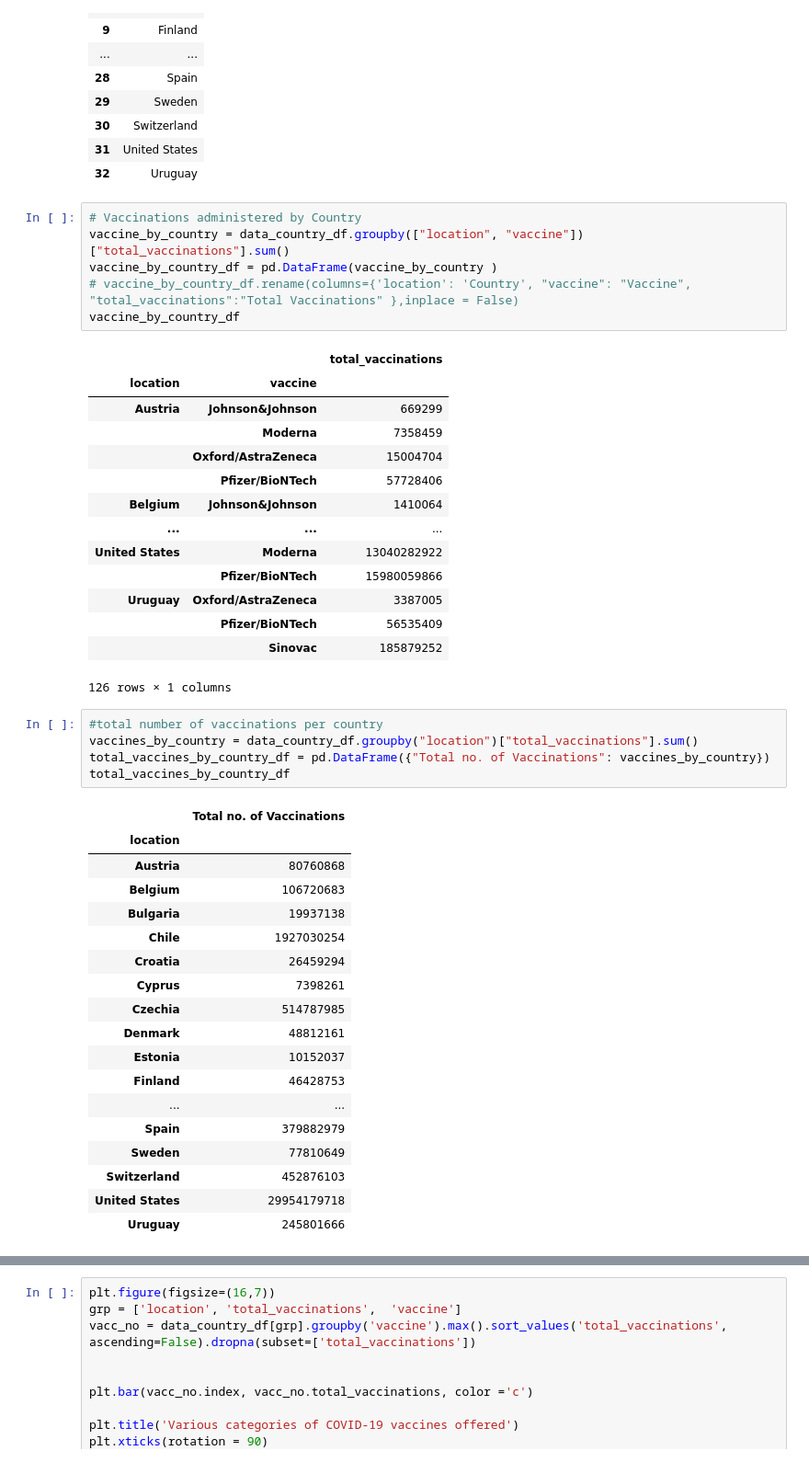
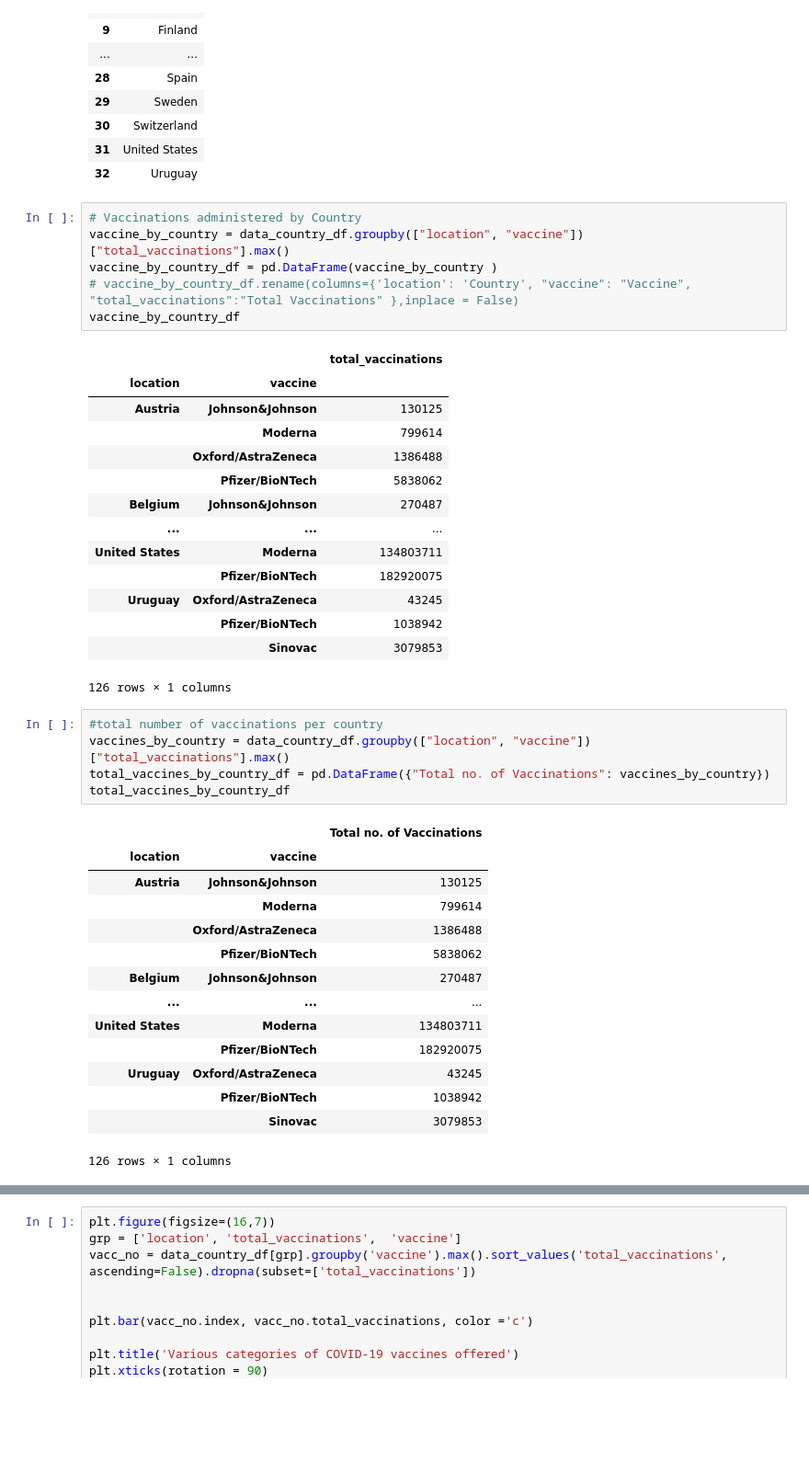
Before and after one commit to hanapadua/teamprovaccine, a Jupyter notebook: cleaning_data.ipynb, the cells around one changed output, grey strips where cells are left out. Shown at 92% size. Drawn from its saved outputs; the diff is of its cells as text; blank space fills up the shorter version.

```diff
--- a/cleaning_data.ipynb
+++ b/cleaning_data.ipynb
@@ -69,49 +70,45 @@ diff_country_df
 | 32 | Uruguay |
 # %%
 # Vaccinations administered by Country
-vaccine_by_country = data_country_df.groupby(["location", "vaccine"])["total_vaccinations"].sum()
+vaccine_by_country = data_country_df.groupby(["location", "vaccine"])["total_vaccinations"].max()
 vaccine_by_country_df = pd.DataFrame(vaccine_by_country )
 # vaccine_by_country_df.rename(columns={'location': 'Country', "vaccine": "Vaccine", "total_vaccinations":"Total Vaccinations" },inplace = False)
 vaccine_by_country_df
 # %% [output]
 |  |  | total_vaccinations |
 | location | vaccine |  |
-| Austria | Johnson&Johnson | 669299 |
-|  | Moderna | 7358459 |
-|  | Oxford/AstraZeneca | 15004704 |
-|  | Pfizer/BioNTech | 57728406 |
-| Belgium | Johnson&Johnson | 1410064 |
+| Austria | Johnson&Johnson | 130125 |
+|  | Moderna | 799614 |
+|  | Oxford/AstraZeneca | 1386488 |
+|  | Pfizer/BioNTech | 5838062 |
+| Belgium | Johnson&Johnson | 270487 |
 | ... | ... | ... |
-| United States | Moderna | 13040282922 |
-|  | Pfizer/BioNTech | 15980059866 |
-| Uruguay | Oxford/AstraZeneca | 3387005 |
-|  | Pfizer/BioNTech | 56535409 |
-|  | Sinovac | 185879252 |
+| United States | Moderna | 134803711 |
+|  | Pfizer/BioNTech | 182920075 |
+| Uruguay | Oxford/AstraZeneca | 43245 |
+|  | Pfizer/BioNTech | 1038942 |
+|  | Sinovac | 3079853 |
 126 rows × 1 columns
 # %%
 #total number of vaccinations per country
-vaccines_by_country = data_country_df.groupby("location")["total_vaccinations"].sum()
+vaccines_by_country = data_country_df.groupby(["location", "vaccine"])["total_vaccinations"].max()
 total_vaccines_by_country_df = pd.DataFrame({"Total no. of Vaccinations": vaccines_by_country})
 total_vaccines_by_country_df
 # %% [output]
-|  | Total no. of Vaccinations |
-| location |  |
-| Austria | 80760868 |
-| Belgium | 106720683 |
-| Bulgaria | 19937138 |
-| Chile | 1927030254 |
-| Croatia | 26459294 |
-| Cyprus | 7398261 |
-| Czechia | 514787985 |
-| Denmark | 48812161 |
-| Estonia | 10152037 |
-| Finland | 46428753 |
-| ... | ... |
-| Spain | 379882979 |
-| Sweden | 77810649 |
-| Switzerland | 452876103 |
-| United States | 29954179718 |
-| Uruguay | 245801666 |
+|  |  | Total no. of Vaccinations |
+| location | vaccine |  |
+| Austria | Johnson&Johnson | 130125 |
+|  | Moderna | 799614 |
+|  | Oxford/AstraZeneca | 1386488 |
+|  | Pfizer/BioNTech | 5838062 |
+| Belgium | Johnson&Johnson | 270487 |
+| ... | ... | ... |
+| United States | Moderna | 134803711 |
+|  | Pfizer/BioNTech | 182920075 |
+| Uruguay | Oxford/AstraZeneca | 43245 |
+|  | Pfizer/BioNTech | 1038942 |
+|  | Sinovac | 3079853 |
+126 rows × 1 columns
 # %%
 #Highest vaccinated countries
 
```
Also changed, not shown: parts of 4 cells of this notebook.
